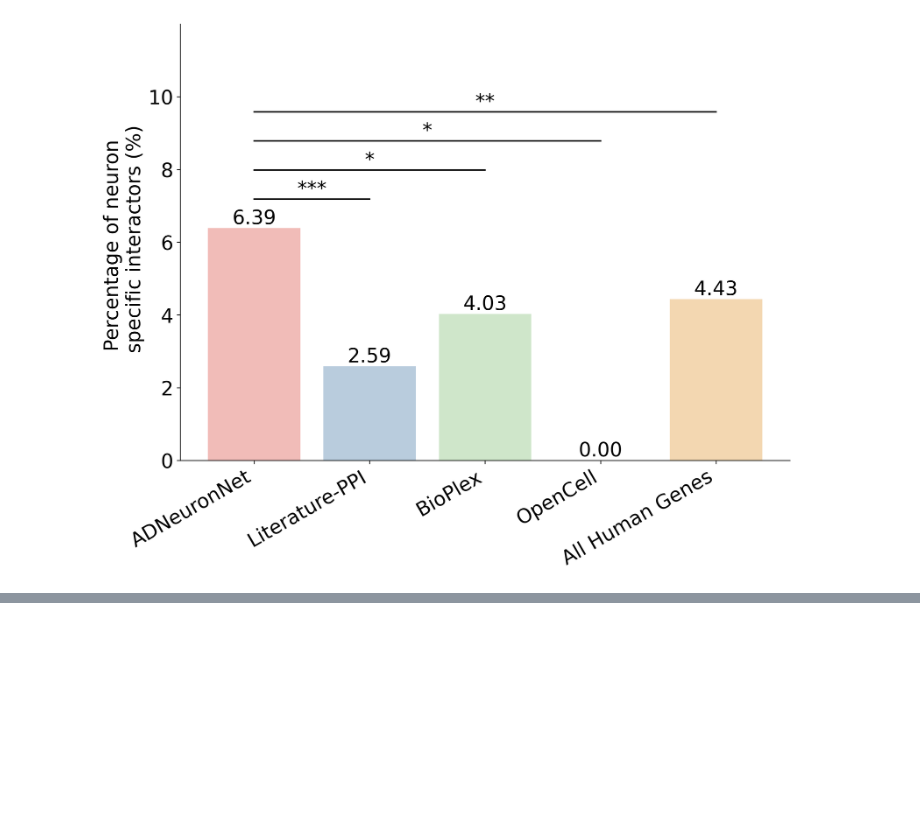
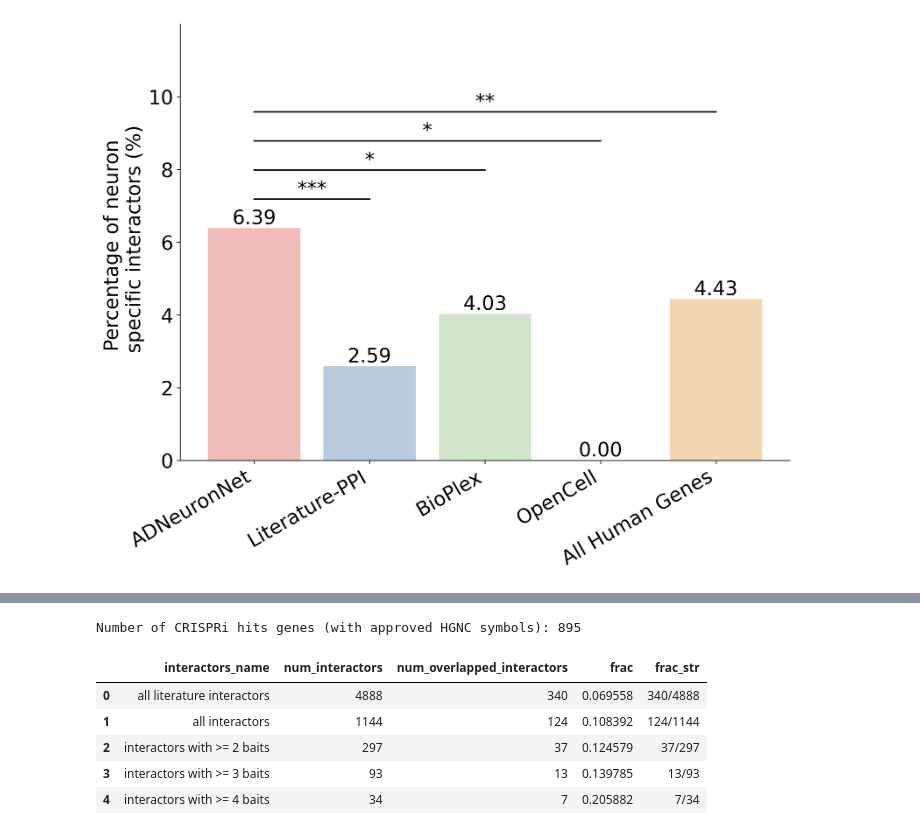
Before and after one commit to haiyuan-yu-lab/ADNeuronNet, a Jupyter notebook: Fig2/Fig2.ipynb, the cells around one changed output, grey strips where cells are left out. Cells and saved outputs as stored; diff of their text form; code cells hidden in the pictures; blank space fills up the shorter version.

```diff
--- a/Fig2/Fig2bc.ipynb
+++ b/Fig2/Fig2.ipynb
@@ -95,0 +345,45 @@ Passing `palette` without assigning `hue` is deprecated and will be removed in v
+# %%
+# load CRISPRi hits genes(with approved HGNC symbols)
+CRISPRi_hits_genes_approved = list(pd.read_table(CRISPRi_hits_genes_approved_file, header=None)[0])
+print("Number of CRISPRi hits genes (with approved HGNC symbols):", len(CRISPRi_hits_genes_approved))
+# %% [output]
+Number of CRISPRi hits genes (with approved HGNC symbols): 895
+# %%
+# Calculate the fractions of interactors overlapping with CRIPSRi hits
+frac_df = []
+literature_all_interactors = list(literature_all_interactors_counts["interactor"].unique())
+frac = len(set(literature_all_interactors) & set(CRISPRi_hits_genes_approved)) / len(literature_all_interactors)
+frac_df_row = ["all literature interactors", len(set(literature_all_interactors)), len(set(literature_all_interactors) & set(CRISPRi_hits_genes_approved)), frac, f"{len(set(literature_all_interactors) & set(CRISPRi_hits_genes_approved))}/{len(set(literature_all_interactors))}"]
+frac_df.append(frac_df_row)
+
+interactors_counts = final_interactome_interactors_counts
+cutoffs = [1,2,3,4]
+for shared_baits_num in cutoffs:
+    interactors = list(interactors_counts[interactors_counts["count"] >= shared_baits_num]["interactor"].unique())
+    frac = len(set(interactors) & set(CRISPRi_hits_genes_approved))/len(set(interactors))
+    if shared_baits_num == 6:
+        print(set(interactors) & set(CRISPRi_hits_genes_approved))
+
+    if shared_baits_num == 1:
+        interactors_name = f"all interactors"
+    else:
+        interactors_name = f"interactors with >= {shared_baits_num} baits"
+    frac_df_row = [interactors_name, len(set(interactors)), len(set(interactors) & set(CRISPRi_hits_genes_approved)), frac, f"{len(set(interactors) & set(CRISPRi_hits_genes_approved))}/{len(set(interactors))}"]
+    frac_df.append(frac_df_row)
+
+frac_df = pd.DataFrame(frac_df, columns=["interactors_name", "num_interactors", "num_overlapped_interactors", "frac", "frac_str"]).sort_values(by="interactors_name").reset_index(drop=True)
+# find the index of the two rows
+idx_lit = frac_df[frac_df['interactors_name'] == 'all literature interactors'].index[0]
+idx_all = frac_df[frac_df['interactors_name'] == 'all interactors'].index[0]
+# reorder the DataFrame with "literature interactome" first
+new_order = [idx_lit, idx_all] + [i for i in frac_df.index if i not in [idx_lit, idx_all]]
+frac_df = frac_df.loc[new_order].reset_index(drop=True)
+frac_df.to_csv(fig2d_data_file, index=False)
+display(frac_df)
+# %% [output]
+|  | interactors_name | num_interactors | num_overlapped_interactors | frac | frac_str |
+| 0 | all literature interactors | 4888 | 340 | 0.069558 | 340/4888 |
+| 1 | all interactors | 1144 | 124 | 0.108392 | 124/1144 |
+| 2 | interactors with >= 2 baits | 297 | 37 | 0.124579 | 37/297 |
+| 3 | interactors with >= 3 baits | 93 | 13 | 0.139785 | 13/93 |
+| 4 | interactors with >= 4 baits | 34 | 7 | 0.205882 | 7/34 |
```
Also changed, not shown: parts of 20 cells of this notebook, 3 other files.
